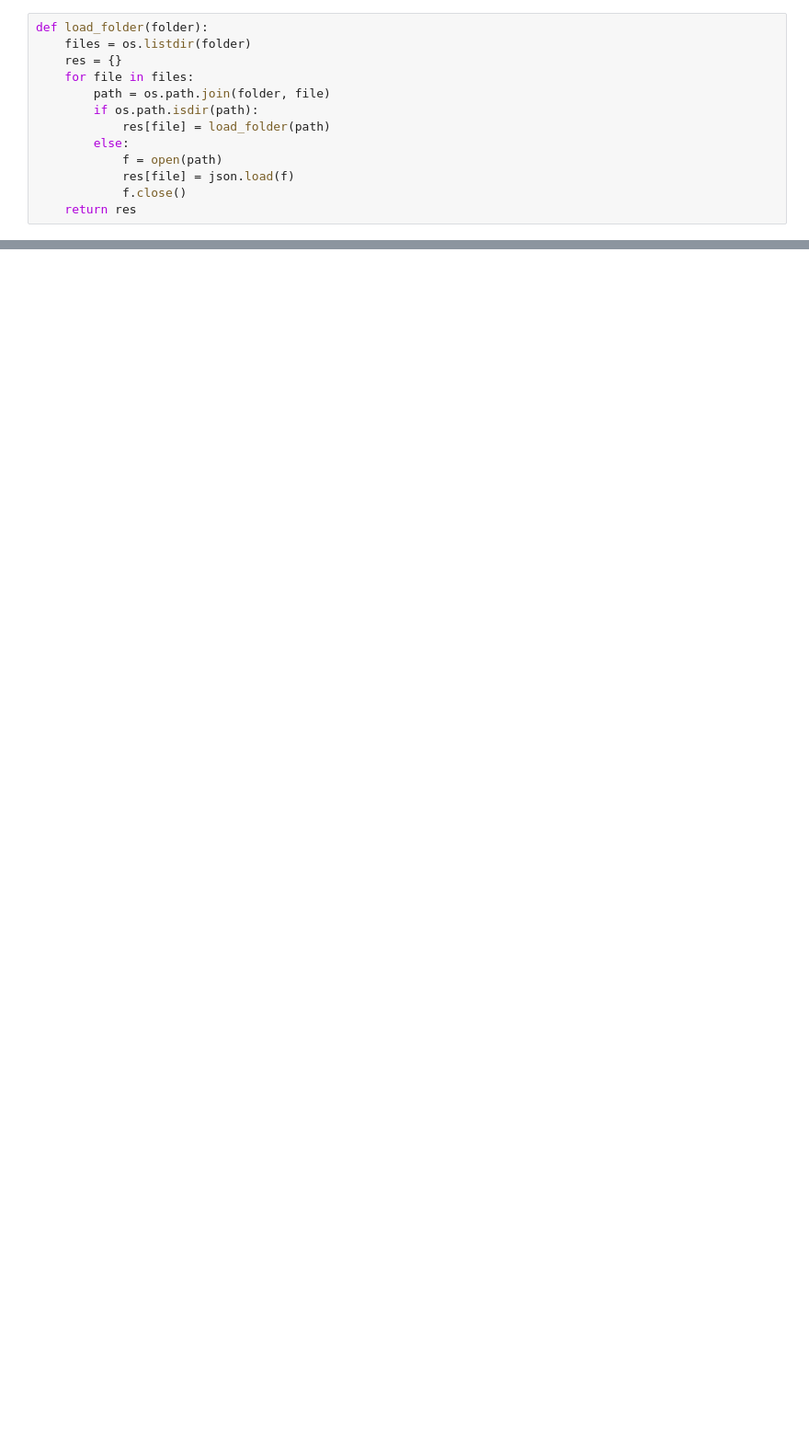
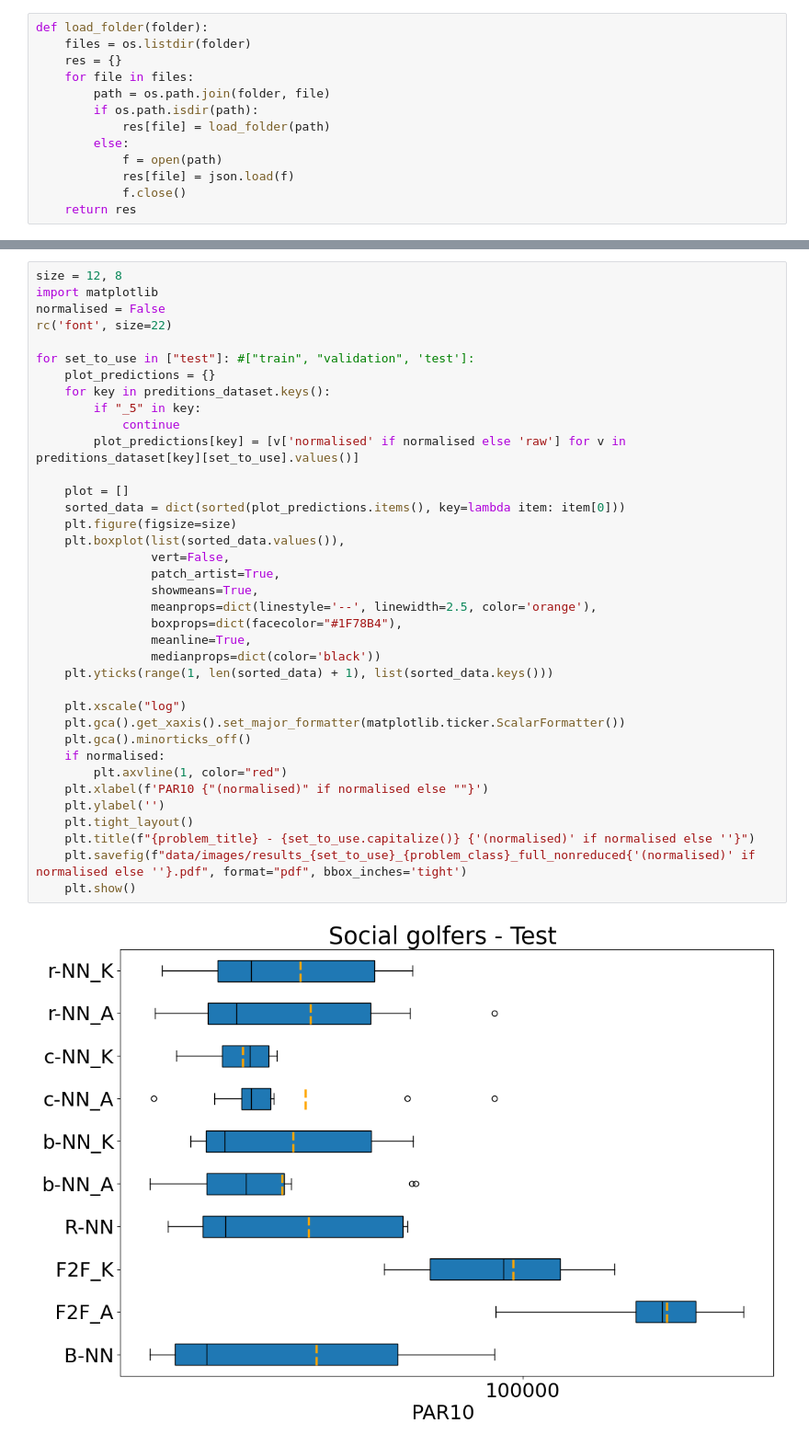
Before and after one commit to SeppiaBrilla/EFE_journal, a Jupyter notebook: analise.ipynb, the cells around one changed output, grey strips where cells are left out. Shown at 92% size. Saved outputs shown, nothing was run; the diff lists cells and outputs as text; blank space fills up the shorter version.

```diff
--- a/analise.ipynb
+++ b/analise.ipynb
@@ -144,3 +111,42 @@ kissat_01_compact.eprime
+# %%
+size = 12, 8
+import matplotlib
+normalised = False
+rc('font', size=22)
+
+for set_to_use in ["test"]: #["train", "validation", 'test']:
+    plot_predictions = {}
+    for key in preditions_dataset.keys():
+        if "_5" in key:
+            continue
+        plot_predictions[key] = [v['normalised' if normalised else 'raw'] for v in preditions_dataset[key][set_to_use].values()]
+
+    plot = []
+    sorted_data = dict(sorted(plot_predictions.items(), key=lambda item: item[0]))
+    plt.figure(figsize=size)
+    plt.boxplot(list(sorted_data.values()),
+                vert=False,
+                patch_artist=True,
+                showmeans=True,
+                meanprops=dict(linestyle='--', linewidth=2.5, color='orange'),
+                boxprops=dict(facecolor="#1F78B4"),
+                meanline=True,
+                medianprops=dict(color='black'))
+    plt.yticks(range(1, len(sorted_data) + 1), list(sorted_data.keys()))
+
+    plt.xscale("log")
+    plt.gca().get_xaxis().set_major_formatter(matplotlib.ticker.ScalarFormatter())
+    plt.gca().minorticks_off()
+    if normalised:
+        plt.axvline(1, color="red")
+    plt.xlabel(f'PAR10 {"(normalised)" if normalised else ""}')
+    plt.ylabel('')
+    plt.tight_layout()
+    plt.title(f"{problem_title} - {set_to_use.capitalize()} {'(normalised)' if normalised else ''}")
+    plt.savefig(f"data/images/results_{set_to_use}_{problem_class}_full_nonreduced{'(normalised)' if normalised else ''}.pdf", format="pdf", bbox_inches='tight')
+    plt.show()
+# %% [output]
+[figure, added]
 # %%
 size = 12, 8
 import matplotlib
```
Also changed, not shown: parts of 13 cells of this notebook, 10 other files.
